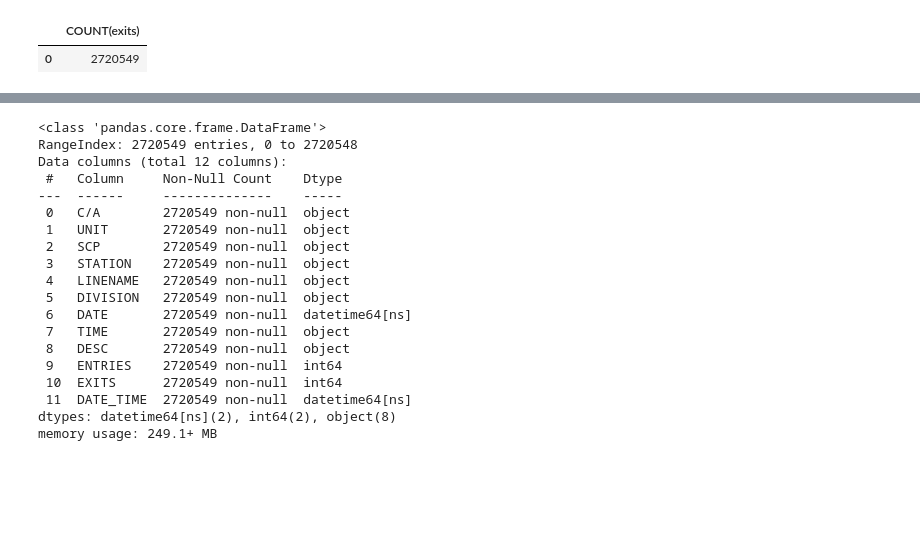
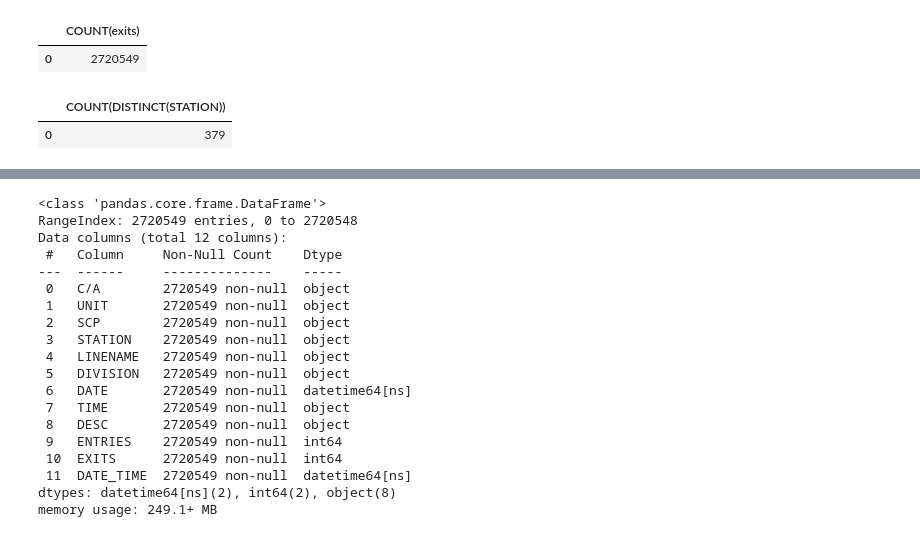
Before and after one commit to braden-taack/Metis_EDA_Project, a Jupyter notebook: EDA_Notebook.ipynb, the cells around one changed output, grey strips where cells are left out. Saved outputs shown, nothing was run; the diff lists cells and outputs as text; code cells hidden in the pictures; blank space fills up the shorter version.

```diff
--- a/EDA_Notebook.ipynb
+++ b/EDA_Notebook.ipynb
@@ -23,3 +23,9 @@ pd.read_sql('SELECT COUNT(exits) FROM mta_data LIMIT 30;', engine)
 ['mta_data']
 |  | COUNT(exits) |
 | 0 | 2720549 |
+# %%
+#find number of distinct stations
+pd.read_sql('SELECT COUNT(DISTINCT(STATION))FROM mta_data;', engine)
+# %% [output]
+|  | COUNT(DISTINCT(STATION)) |
+| 0 | 379 |
```
Also changed, not shown: parts of 3 cells of this notebook.
